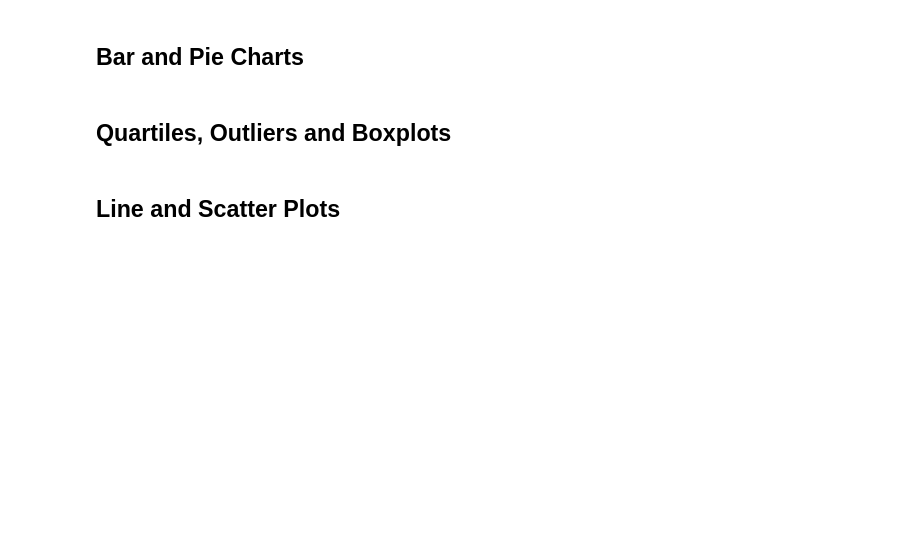
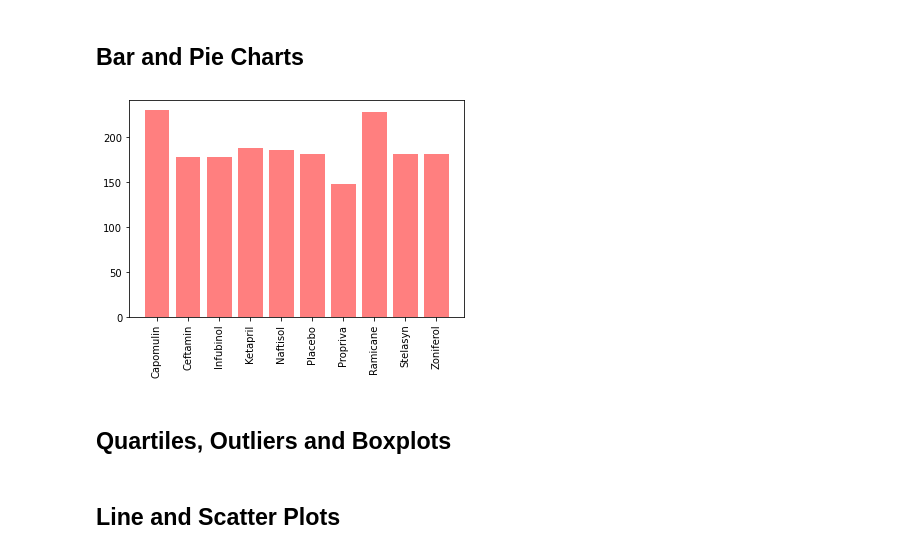
Before and after one commit to drewmcbride/matplotlib-challenge, a Jupyter notebook: Pymaceuticals/pymaceuticals_starter.ipynb, the cells around one changed output. Cells and saved outputs as stored; diff of their text form; code cells hidden in the pictures; blank space fills up the shorter version.

```diff
--- a/Pymaceuticals/pymaceuticals_starter.ipynb
+++ b/Pymaceuticals/pymaceuticals_starter.ipynb
@@ -146,0 +148,5 @@ clean_study_df.groupby("Drug Regimen").describe()
+# %%
+tumor_vol_df = clean_study_df.groupby("Drug Regimen")
+# Using the aggregation method, produce the same summary statistics in a single line
+tumor_summary_table = tumor_vol_df.agg({"Tumor Volume (mm3)":["mean","median","var", "std","sem", "count"]})
+tumor_summary_table
@@ -150,6 +170,14 @@ clean_study_df.groupby("Drug Regimen").describe()
 # Generate a bar plot showing the total number of measurements taken on each drug regimen using pandas.
 # %%
 # Generate a bar plot showing the total number of measurements taken on each drug regimen using pyplot.
+tumor_table_short = tumor_summary_table["Tumor Volume (mm3)"]
+x_axis = np.arange(len(tumor_summary_table))
+tick_locations = [value+0.4 for value in x_axis]
+plt.bar(x_axis,tumor_table_short['count'],color='r', alpha=0.5, align="edge")
+plt.xticks(tick_locations, tumor_table_short.index, rotation="vertical")
+plt.show()
+# %% [output]
+[figure, added]
 # %%
 # Generate a pie plot showing the distribution of female versus male mice using pandas
 # %%
```
Also changed, not shown: parts of 5 cells of this notebook.
